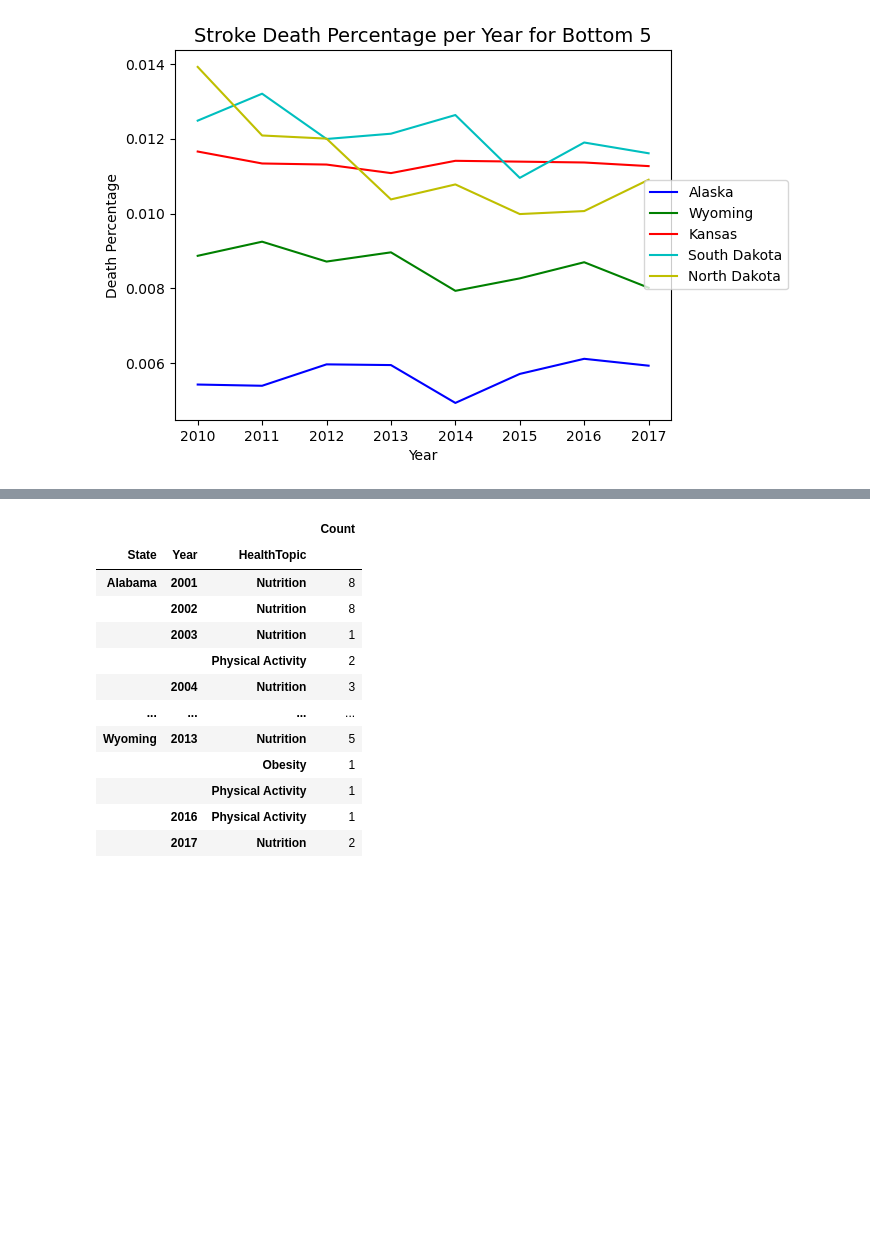
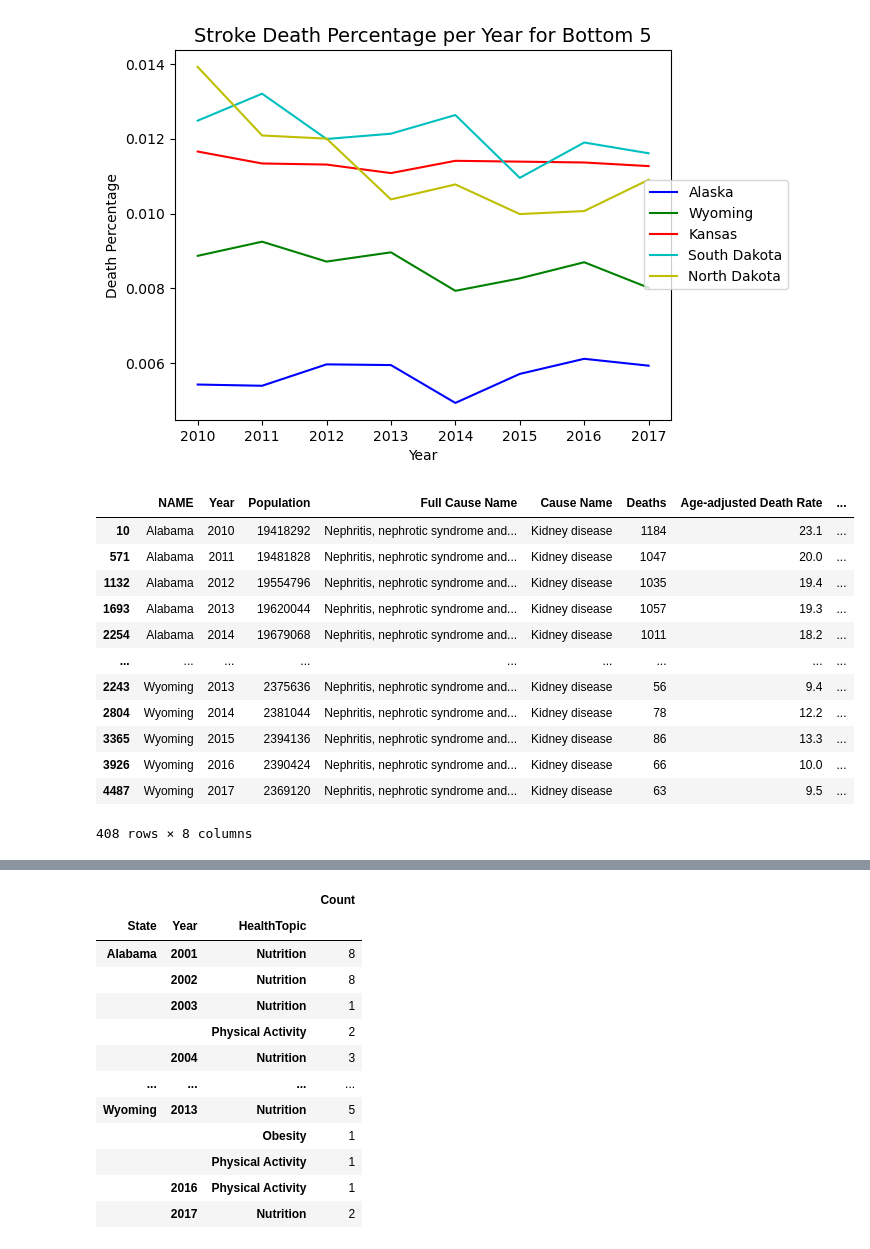
Before and after one commit to wreinhold/bootcamp-group1-project, a Jupyter notebook: deaths_legislation.ipynb, the cells around one changed output, grey strips where cells are left out. Drawn from its saved outputs; the diff is of its cells as text; code cells hidden in the pictures; blank space fills up the shorter version.

```diff
--- a/deaths_legislation.ipynb
+++ b/deaths_legislation.ipynb
@@ -147,3 +146,22 @@ plt.legend(loc='center right', bbox_to_anchor=(1.25, 0.5))
 plt.show()
 # %% [output]
 [figure]
+# %%
+#Filter df for only stroke for cause of death
+kidney_df = merged_df.drop(merged_df[merged_df['Cause Name'] != 'Kidney disease'].index)
+kidney_df = kidney_df.sort_values(by = ["NAME", "Year"])
+kidney_df
+# %% [output]
+|  | NAME | Year | Population | Full Cause Name | Cause Name | Deaths | Age-adjusted Death Rate | ... |
+| 10 | Alabama | 2010 | 19418292 | Nephritis, nephrotic syndrome and... | Kidney disease | 1184 | 23.1 | ... |
+| 571 | Alabama | 2011 | 19481828 | Nephritis, nephrotic syndrome and... | Kidney disease | 1047 | 20.0 | ... |
+| 1132 | Alabama | 2012 | 19554796 | Nephritis, nephrotic syndrome and... | Kidney disease | 1035 | 19.4 | ... |
+| 1693 | Alabama | 2013 | 19620044 | Nephritis, nephrotic syndrome and... | Kidney disease | 1057 | 19.3 | ... |
+| 2254 | Alabama | 2014 | 19679068 | Nephritis, nephrotic syndrome and... | Kidney disease | 1011 | 18.2 | ... |
+| ... | ... | ... | ... | ... | ... | ... | ... | ... |
+| 2243 | Wyoming | 2013 | 2375636 | Nephritis, nephrotic syndrome and... | Kidney disease | 56 | 9.4 | ... |
+| 2804 | Wyoming | 2014 | 2381044 | Nephritis, nephrotic syndrome and... | Kidney disease | 78 | 12.2 | ... |
+| 3365 | Wyoming | 2015 | 2394136 | Nephritis, nephrotic syndrome and... | Kidney disease | 86 | 13.3 | ... |
+| 3926 | Wyoming | 2016 | 2390424 | Nephritis, nephrotic syndrome and... | Kidney disease | 66 | 10.0 | ... |
+| 4487 | Wyoming | 2017 | 2369120 | Nephritis, nephrotic syndrome and... | Kidney disease | 63 | 9.5 | ... |
+408 rows × 8 columns
```
Also changed, not shown: parts of 3 cells of this notebook.
